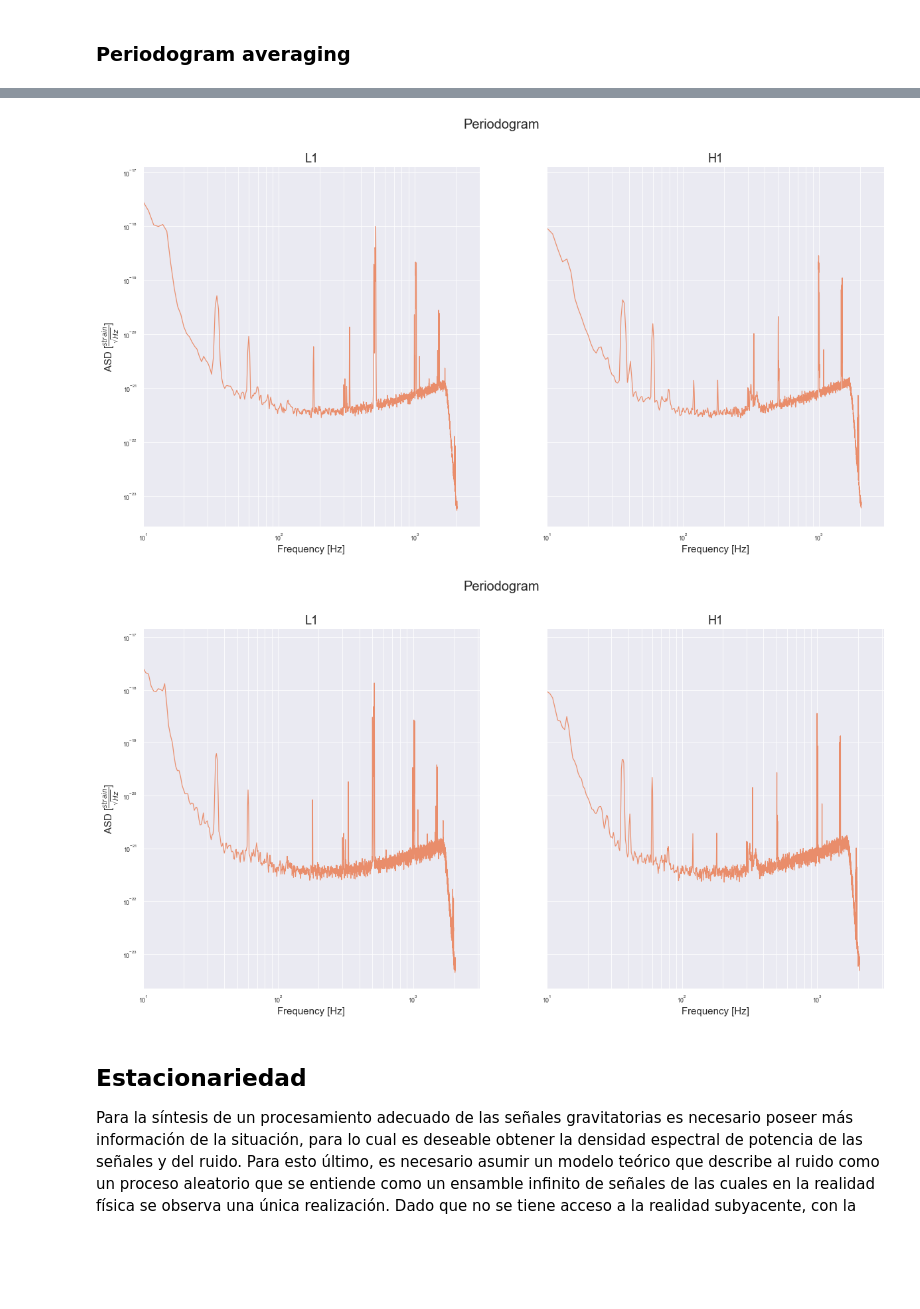
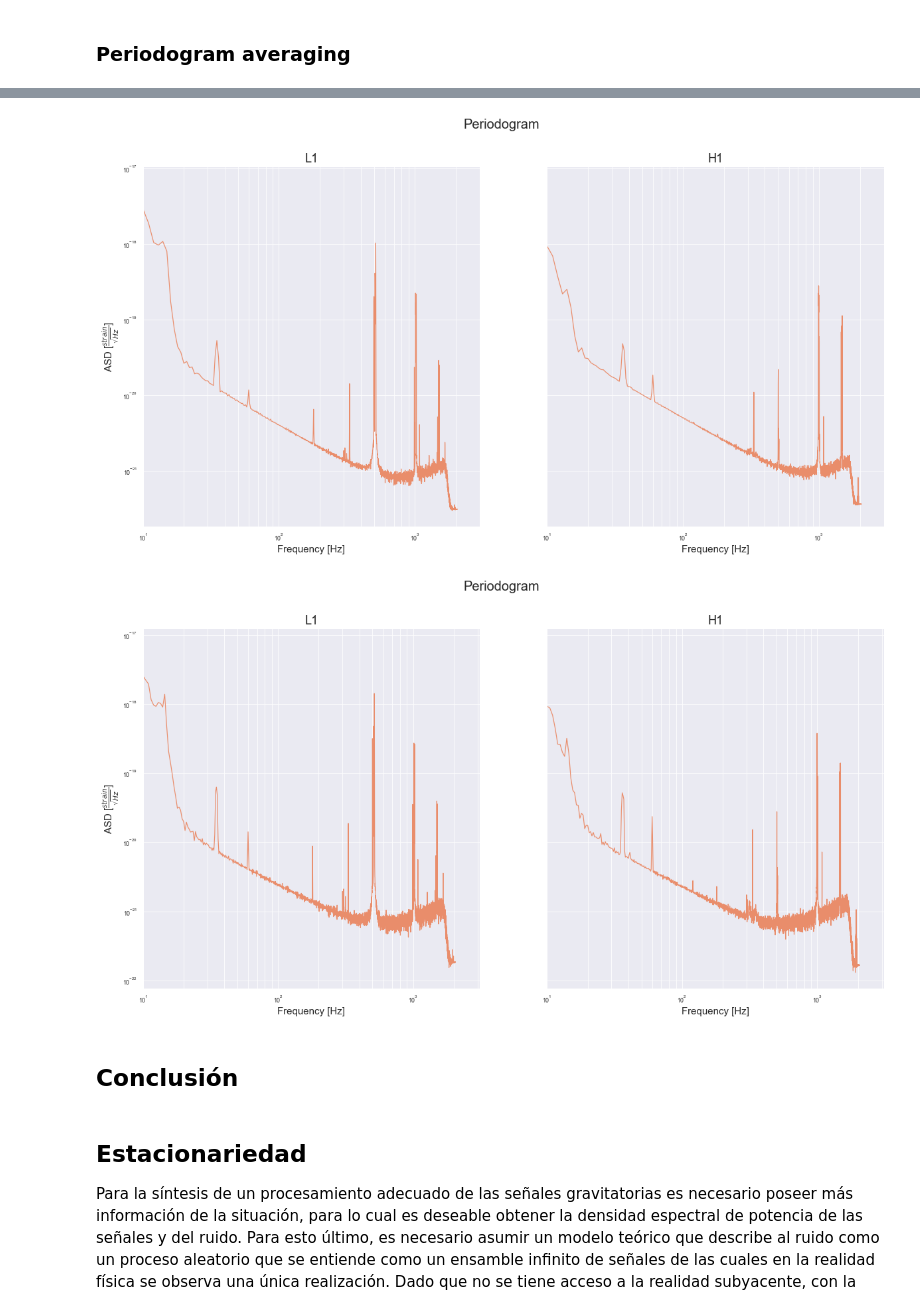
Before and after one commit to asp-image-dsp/asp-tp1, a Jupyter notebook: notebooks/report.ipynb, the cells around one changed output, grey strips where cells are left out. Cells and saved outputs as stored; diff of their text form; code cells hidden in the pictures; blank space fills up the shorter version.

```diff
--- a/notebooks/report.ipynb
+++ b/notebooks/report.ipynb
@@ -436,25 +440,27 @@ plot_dual_asd(l1_32_psd_averaging, h1_32_psd_averaging, 1 / h1_32_ts, 'Periodogr
 N = 61000
 L = 4096
 overlapping=0.5
-window='hanning'
+window='hamming'
 
 h1_32_psd_averaging = periodogram_averaging(h1_32_samples[0:N], L, overlapping, window)
 l1_32_psd_averaging = periodogram_averaging(l1_32_samples[0:N], L, overlapping, window)
 plot_dual_asd(l1_32_psd_averaging, h1_32_psd_averaging, 1 / h1_32_ts, 'Periodogram')
 # %% [output]
-[figure, old version]
+[figure, new version]
 # %%
 # Compute the periodogram and plot it
 N = 61000
 L = 8192
 overlapping=0.5
-window='hanning'
+window='hamming'
 
 h1_32_psd_averaging = periodogram_averaging(h1_32_samples[0:N], L, overlapping, window)
 l1_32_psd_averaging = periodogram_averaging(l1_32_samples[0:N], L, overlapping, window)
 plot_dual_asd(l1_32_psd_averaging, h1_32_psd_averaging, 1 / h1_32_ts, 'Periodogram')
 # %% [output]
-[figure, old version]
+[figure, new version]
+# %% [markdown]
+## Conclusión
 # %% [markdown]
 ## Estacionariedad
 Para la síntesis de un procesamiento adecuado de las señales gravitatorias es necesario poseer más información de la situación, para lo cual es deseable obtener la densidad espectral de potencia de las señales y del ruido. Para esto último, es necesario asumir un modelo teórico que describe al ruido como un proceso aleatorio que se entiende como un ensamble infinito de señales de las cuales en la realidad física se observa una única realización. Dado que no se tiene acceso a la realidad subyacente, con la información incompleta que se posee sólo es posible estimar cómo podría ser el espectro del ruido. La calidad de esta estimación está principalmente gobernada por el carácter de ergodicidad del proceso subyacente, esto quiere decir que si tal proceso fuera ergódico, conocer una única realización es suficiente información para conocer su espectro, ya que es altamente representativa de todo el ensamble. No obstante, no se sabe si el proceso es efectivamente ergódico y aunque lo fuera no se conoce la realización, sino un fragmento de ella, por ende siempre se obtiene una estimación ruidosa.
```
Also changed, not shown: parts of 5 cells of this notebook.
